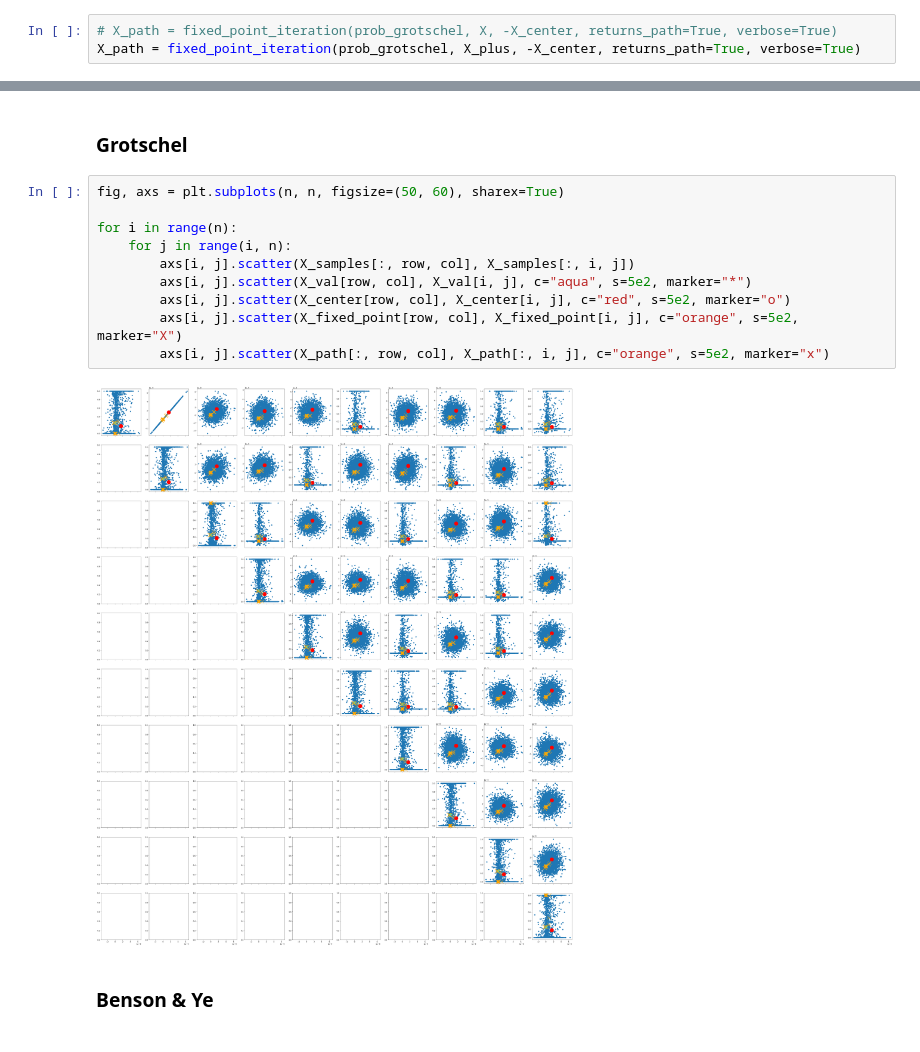
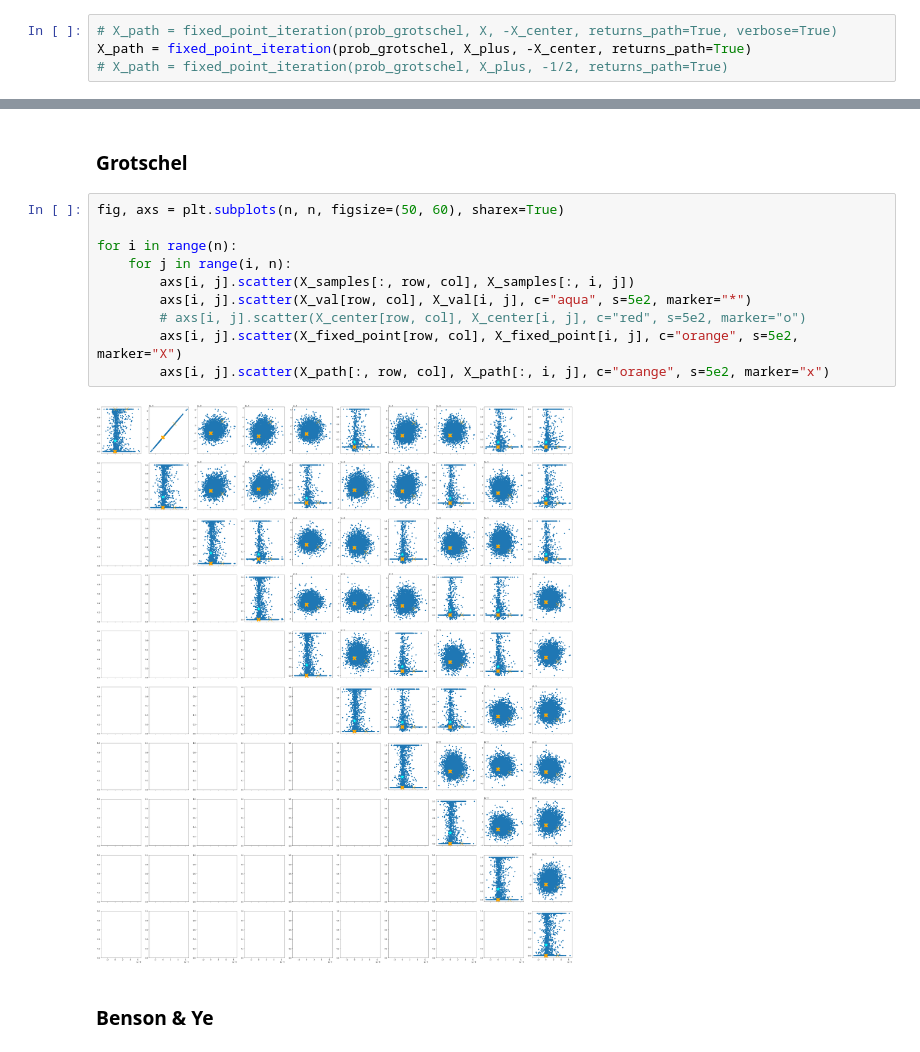
Before and after one commit to ivanightingale/stable-set-rounding, a Jupyter notebook: stable set geometry.ipynb, the cells around one changed output, grey strips where cells are left out. Drawn from its saved outputs; the diff is of its cells as text.

```diff
--- a/stable set geometry.ipynb
+++ b/stable set geometry.ipynb
@@ -105,7 +105,8 @@ x.value = x_val
 ### Fixed point iteration
 # %%
 # X_path = fixed_point_iteration(prob_grotschel, X, -X_center, returns_path=True, verbose=True)
-X_path = fixed_point_iteration(prob_grotschel, X_plus, -X_center, returns_path=True, verbose=True)
+X_path = fixed_point_iteration(prob_grotschel, X_plus, -X_center, returns_path=True)
+# X_path = fixed_point_iteration(prob_grotschel, X_plus, -1/2, returns_path=True)
 # %% [output]
 initial objective: 2.500000
 initial eigenvalues:
@@ -207,15 +209,15 @@ for i in range(n):
 # %%
 fig, axs = plt.subplots(n, n, figsize=(50, 60), sharex=True)
 
 for i in range(n):
     for j in range(i, n):
         axs[i, j].scatter(X_samples[:, row, col], X_samples[:, i, j])
         axs[i, j].scatter(X_val[row, col], X_val[i, j], c="aqua", s=5e2, marker="*")
-        axs[i, j].scatter(X_center[row, col], X_center[i, j], c="red", s=5e2, marker="o")
+        # axs[i, j].scatter(X_center[row, col], X_center[i, j], c="red", s=5e2, marker="o")
         axs[i, j].scatter(X_fixed_point[row, col], X_fixed_point[i, j], c="orange", s=5e2, marker="X")
         axs[i, j].scatter(X_path[:, row, col], X_path[:, i, j], c="orange", s=5e2, marker="x")
 # %% [output]
-[figure, old version]
+[figure, new version]
 # %% [markdown]
 ### Benson & Ye
 # %%
```
Also changed, not shown: parts of 2 cells of this notebook, 55 other files.
